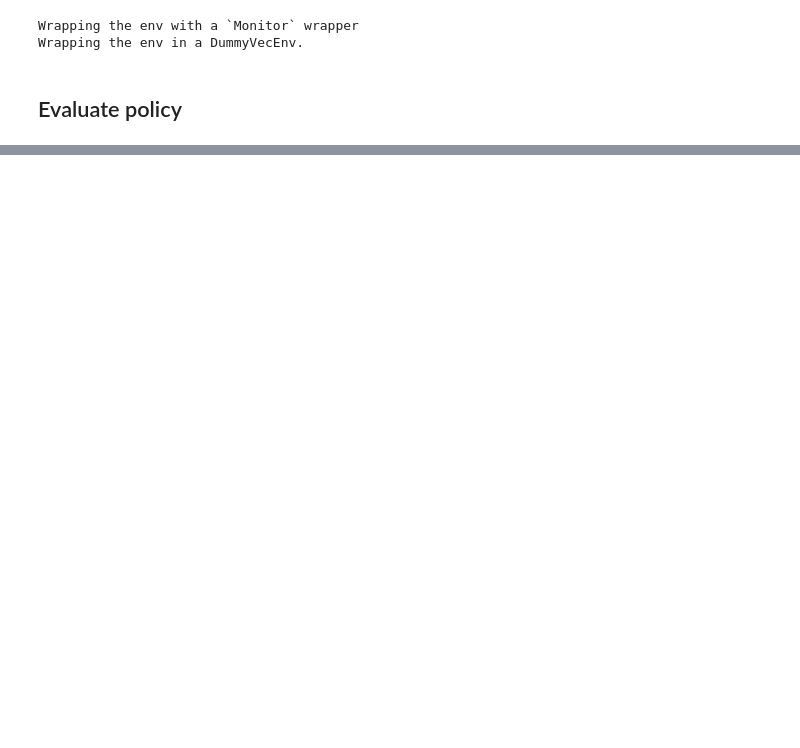
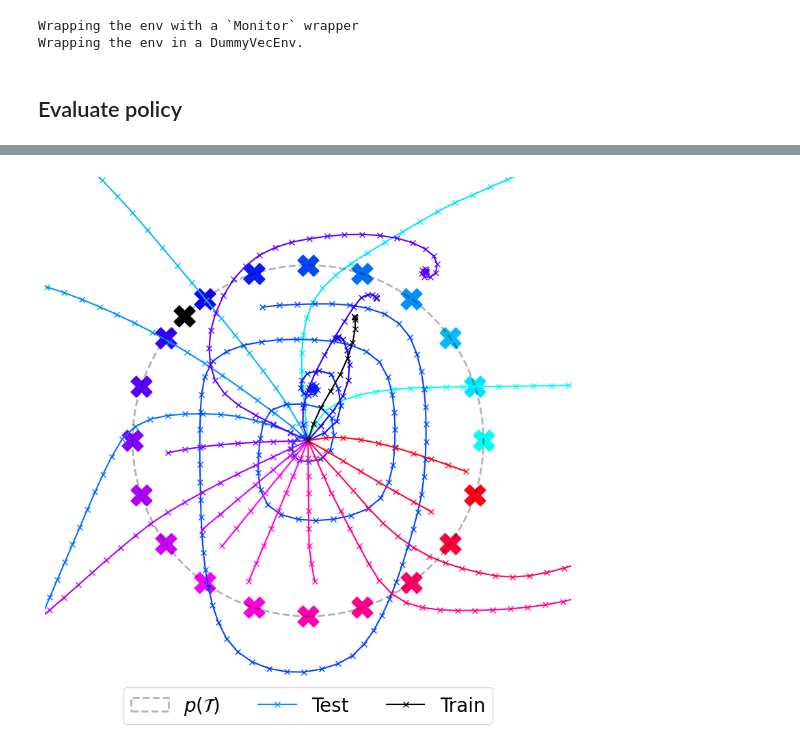
Before and after one commit to PaulNitschke/geo_meta_rl, a Jupyter notebook: geometric_meta_rl.ipynb, the cells around one changed output, grey strips where cells are left out. Drawn from its saved outputs; the diff is of its cells as text; code cells hidden in the pictures; blank space fills up the shorter version.

```diff
--- a/geometric_meta_rl.ipynb
+++ b/geometric_meta_rl.ipynb
@@ -126,0 +184,35 @@ ValueError: matmul: Input operand 1 has a mismatch in its core dimension 0, with
+# %%
+HG = lambda theta : np.array([[np.cos(theta), -np.sin(theta)], [np.sin(theta), np.cos(theta)]])
+
+encoder_S_train=[lambda s: s-(1,0) for _ in train_tasks_rotations]
+decoder_A_train=[None for _ in train_tasks_rotations]
+l_g_train = [None for _ in train_tasks_rotations]
+h_g_train = [lambda a, theta=theta: HG(theta - base_rotation_task) @ a for theta in train_tasks_rotations]
+
+train_sym_pis = [GeometricPolicy(base_pi=policy_base, l_g=l_g, encoder_s=encoder_s, h_g=h_g, decoder_a=decoder_a) for l_g, encoder_s, h_g, decoder_a in zip(h_g_train, encoder_S_train, h_g_train, decoder_A_train)]
+
+encoder_S_test=[lambda s: s-(1,0) for _ in test_tasks_rotations]
+decoder_A_test=[None for _ in test_tasks_rotations]
+l_g_test = [None for _ in test_tasks_rotations]
+h_g_test = [lambda a, theta=theta: HG(theta - base_rotation_task) @ a for theta in test_tasks_rotations]
+
+test_sym_pis = [GeometricPolicy(base_pi=policy_base, l_g=l_g, encoder_s=encoder_s, h_g=h_g, decoder_a=decoder_a) for l_g, encoder_s, h_g, decoder_a in zip(h_g_test, encoder_S_test, h_g_test, decoder_A_test)]
+
+# Rollout policies
+geo_rollouts=sample_meta_traj(train_envs=train_envs,
+                          test_envs=test_envs,
+                          train_pis=train_sym_pis,
+                          test_pis=test_sym_pis)
+
+# Plot rollouts
+plot_rollouts_on_circle(train_trajectories=geo_rollouts["train"]["states"],
+                        test_trajectories=geo_rollouts["test"]["states"],
+                        train_goal_locations=train_tasks_flat,
+                        test_goal_locations=test_tasks_flat,
+                        fig_height=FIG_HEIGHT, label_font_size=LABEL_FONT_SIZE, dpi=DPI,
+                        legend=True,
+                        savepath=None
+                        # savepath="circle_nav_vanilla_meta_rl"
+                        )
+# %% [output]
+[figure, added]
```
Also changed, not shown: parts of 14 cells of this notebook, 4 other files.
